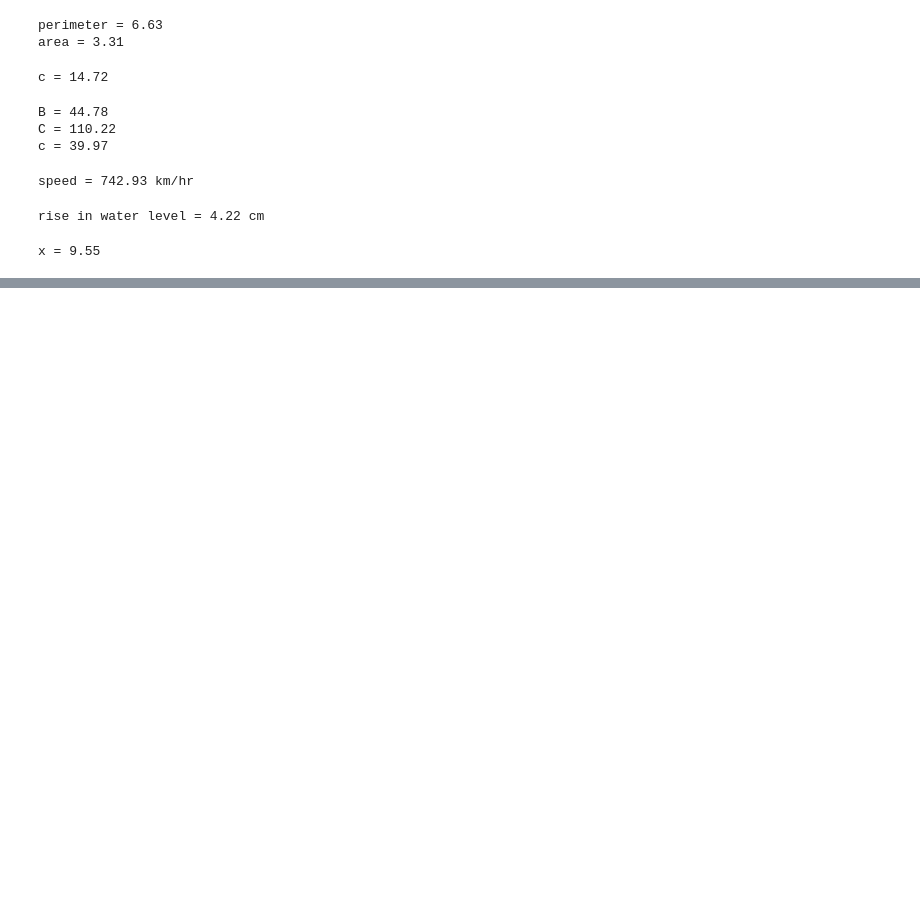
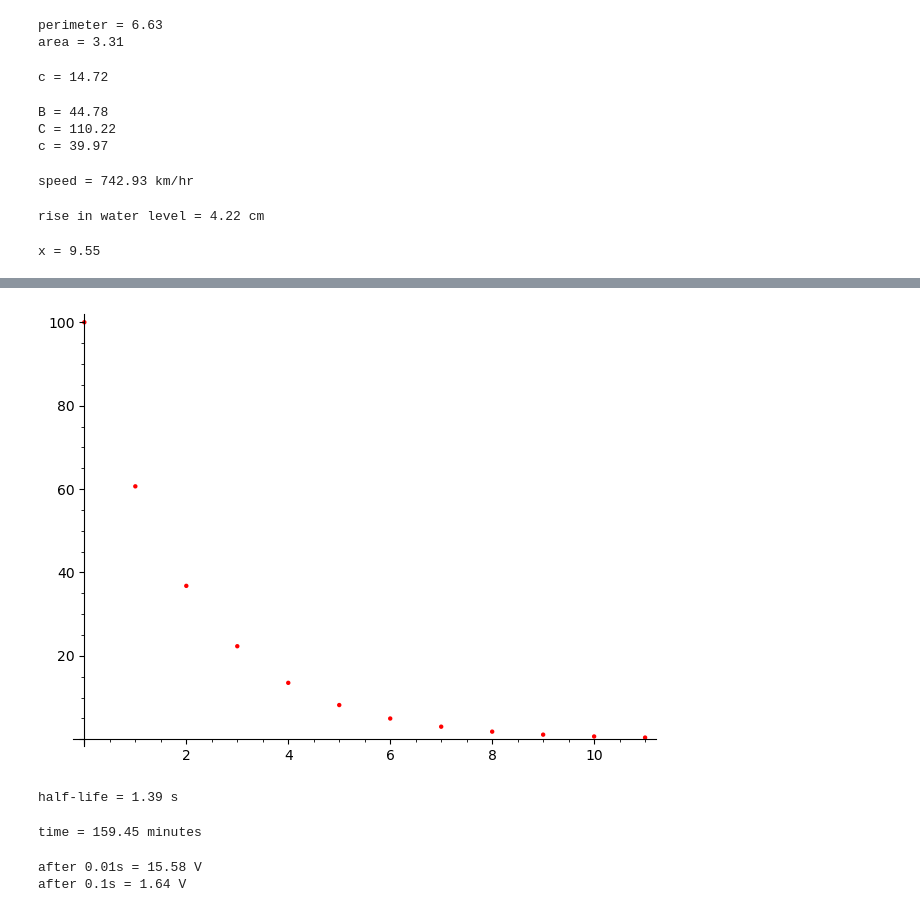
Before and after one commit to feihong/sagemath-quickstart, a Jupyter notebook: no-bs-math-physics.ipynb, the cells around one changed output, grey strips where cells are left out. Saved outputs shown, nothing was run; the diff lists cells and outputs as text; code cells hidden in the pictures; blank space fills up the shorter version.

```diff
--- a/no-bs-math-physics.ipynb
+++ b/no-bs-math-physics.ipynb
@@ -193,0 +256,29 @@ x = 9.55
+# %%
+g(x) = 100*(1 - exp(-x/2))
+values = [(x, f(x)) for x in srange(0, 12)]
+list_plot(values, color='red')
+# %% [output]
+[figure, added]
+# %%
+# P1.64
+printv('half-life', -ln(1/2)/0.5, 's')
+# %% [output]
+half-life = 1.39 s
+# %%
+# P1.65
+tau = -24/ln(1/2)
+time = -tau * ln(0.01)
+printv('time', time, 'minutes')
+# %% [output]
+time = 159.45 minutes
+# %%
+# P1.66
+C = 4.0e-6
+V0 = 20
+R = 10_000
+V(t) = V0 * exp(-t/(R*C))
+printv('after 0.01s', V(0.01), 'V')
+printv('after 0.1s', V(0.1), 'V')
+# %% [output]
+after 0.01s = 15.58 V
+after 0.1s = 1.64 V
```
Also changed, not shown: parts of 10 cells of this notebook.
